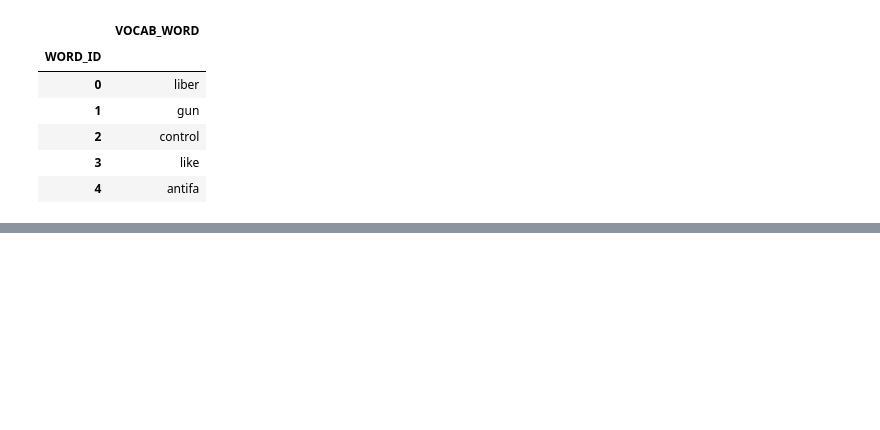
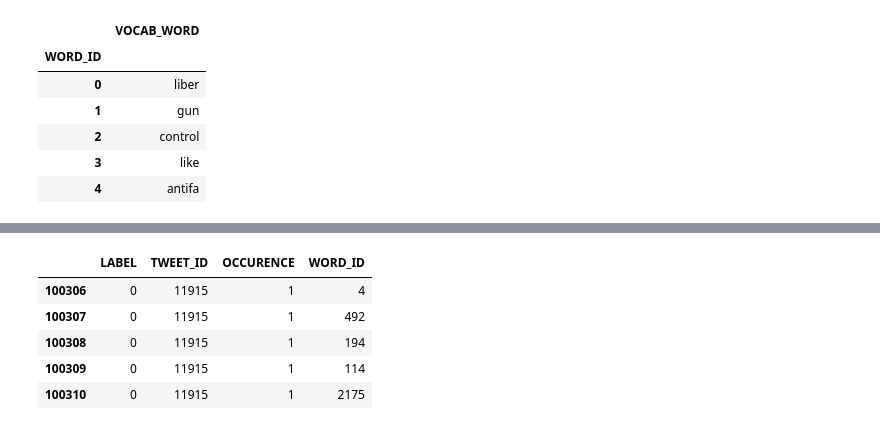
Before and after one commit to prawizard/CE888_Repo, a Jupyter notebook: Project/TweetEval_Project2.ipynb, the cells around one changed output, grey strips where cells are left out. Saved outputs shown, nothing was run; the diff lists cells and outputs as text; code cells hidden in the pictures; blank space fills up the shorter version.

```diff
--- a/Project/TweetEval_Project2.ipynb
+++ b/Project/TweetEval_Project2.ipynb
@@ -283,0 +358,9 @@ vocab.head()
+# %%
+sparse_train_df[-5:]
+# %% [output]
+|  | LABEL | TWEET_ID | OCCURENCE | WORD_ID |
+| 100306 | 0 | 11915 | 1 | 4 |
+| 100307 | 0 | 11915 | 1 | 492 |
+| 100308 | 0 | 11915 | 1 | 194 |
+| 100309 | 0 | 11915 | 1 | 114 |
+| 100310 | 0 | 11915 | 1 | 2175 |
```
Also changed, not shown: parts of 13 cells of this notebook.
